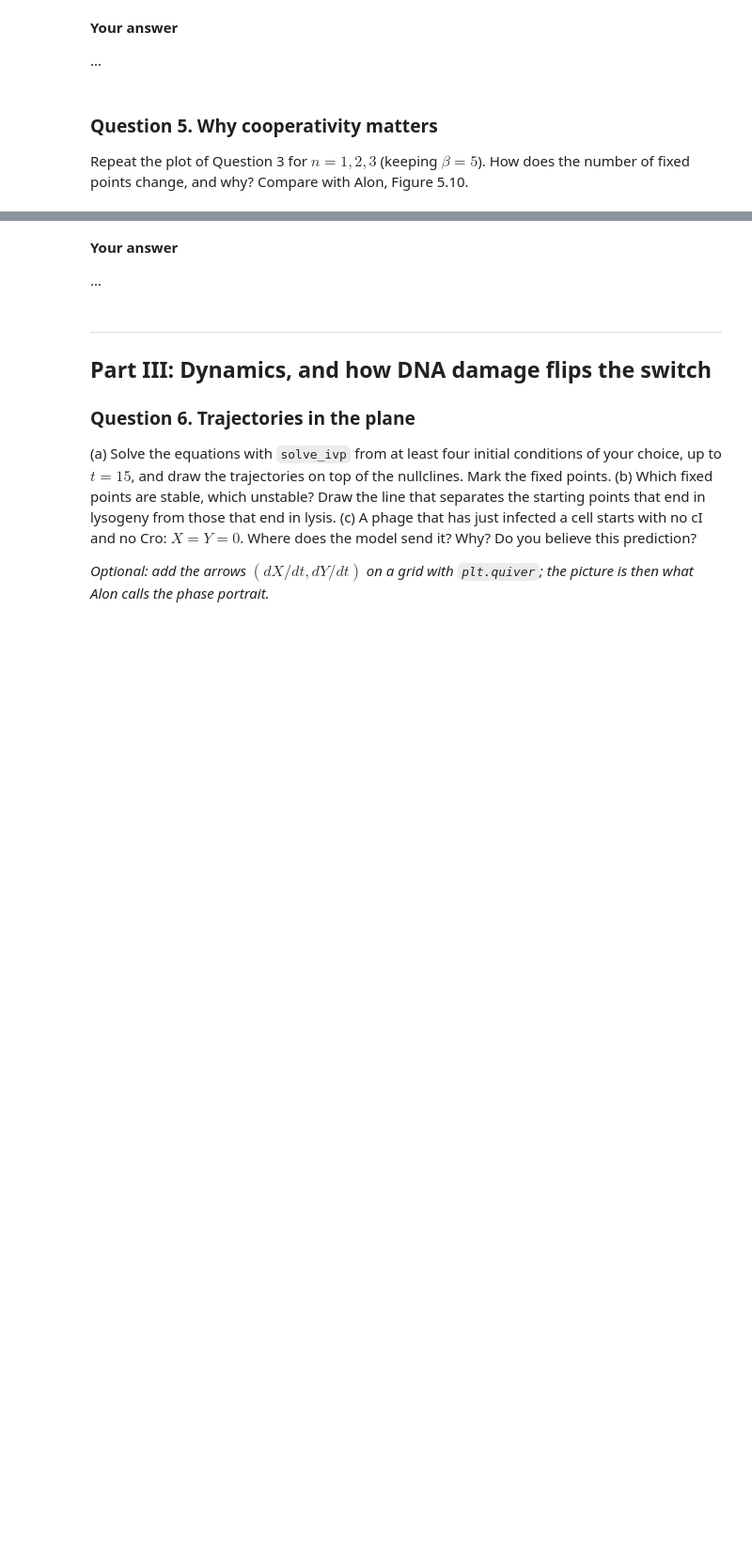
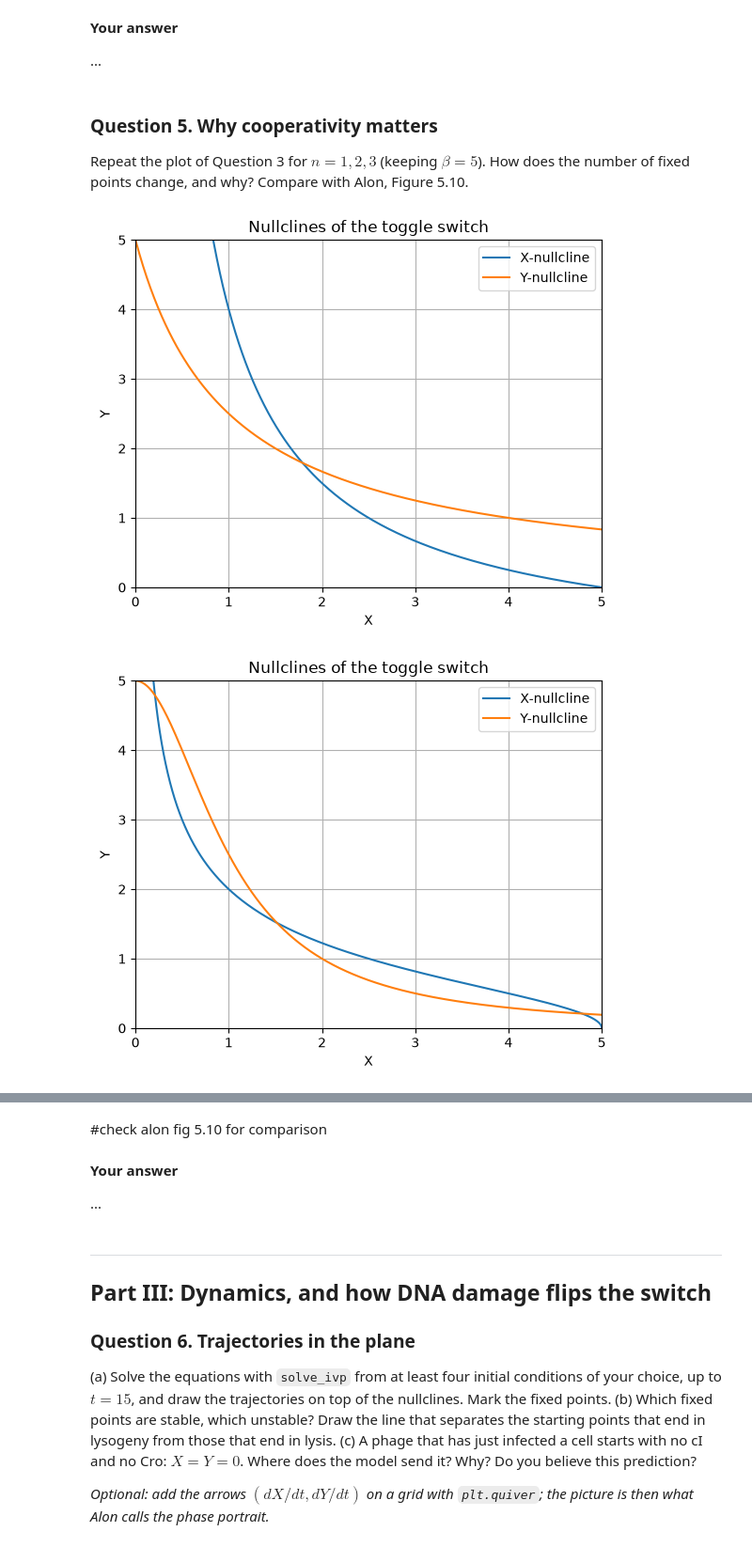
Before and after one commit to nour-alghadban/Intro_to_qbio_LC_report, a Jupyter notebook: IntroQBio_assignment_toggle_students_v3.ipynb, the cells around one changed output, grey strips where cells are left out. Shown at 94% size. Drawn from its saved outputs; the diff is of its cells as text; code cells hidden in the pictures; blank space fills up the shorter version.

```diff
--- a/IntroQBio_assignment_toggle_students_v3.ipynb
+++ b/IntroQBio_assignment_toggle_students_v3.ipynb
@@ -195,4 +239,32 @@ them here? Hint: what did we assume about $Y$ when we replaced it by its nullcli
 Repeat the plot of Question 3 for $n = 1, 2, 3$ (keeping $\beta = 5$). How does the number of
 fixed points change, and why? Compare with Alon, Figure 5.10.
 # %%
-# your code here
+beta = 5.0
+K = 1.0
+
+def nullcline_Xn(Y, beta, K, n):
+    return beta * K**n / (K**n + Y**n)
+
+def nullcline_Yn(X, beta, K, n):
+    return beta * K**n / (K**n + X**n)
+
+# axes
+X_vals = np.linspace(0, 5, 500)
+Y_vals = np.linspace(0, 5, 500)
+for i in range (1,4):
+# Plotting the two curves
+    plt.plot(nullcline_Xn(Y_vals, beta, K, i), Y_vals, label='X-nullcline')
+    plt.plot(X_vals, nullcline_Yn(X_vals, beta, K, i), label='Y-nullcline')
+
+    plt.xlabel('X')
+    plt.ylabel('Y')
+    plt.title('Nullclines of the toggle switch')
+    plt.xlim(0, 5)
+    plt.ylim(0, 5)
+    plt.legend()
+    plt.grid()
+
+    plt.show()
+# %% [output]
+[figure, added]
+[figure, added]
@@ -199,3 +272,5 @@ fixed points change, and why? Compare with Alon, Figure 5.10.
+# %% [markdown]
+#check alon fig 5.10 for comparison
 # %% [markdown]
 **Your answer**
 
```
Also changed, not shown: parts of 7 cells of this notebook.
